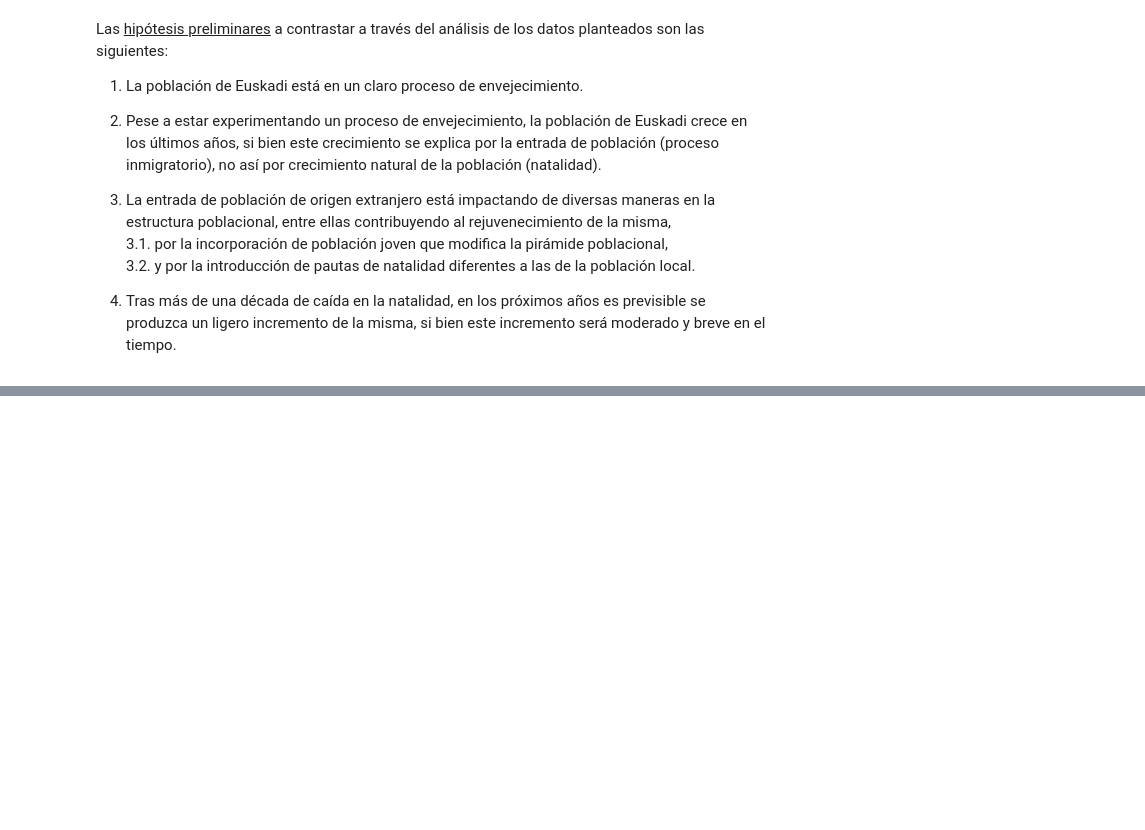
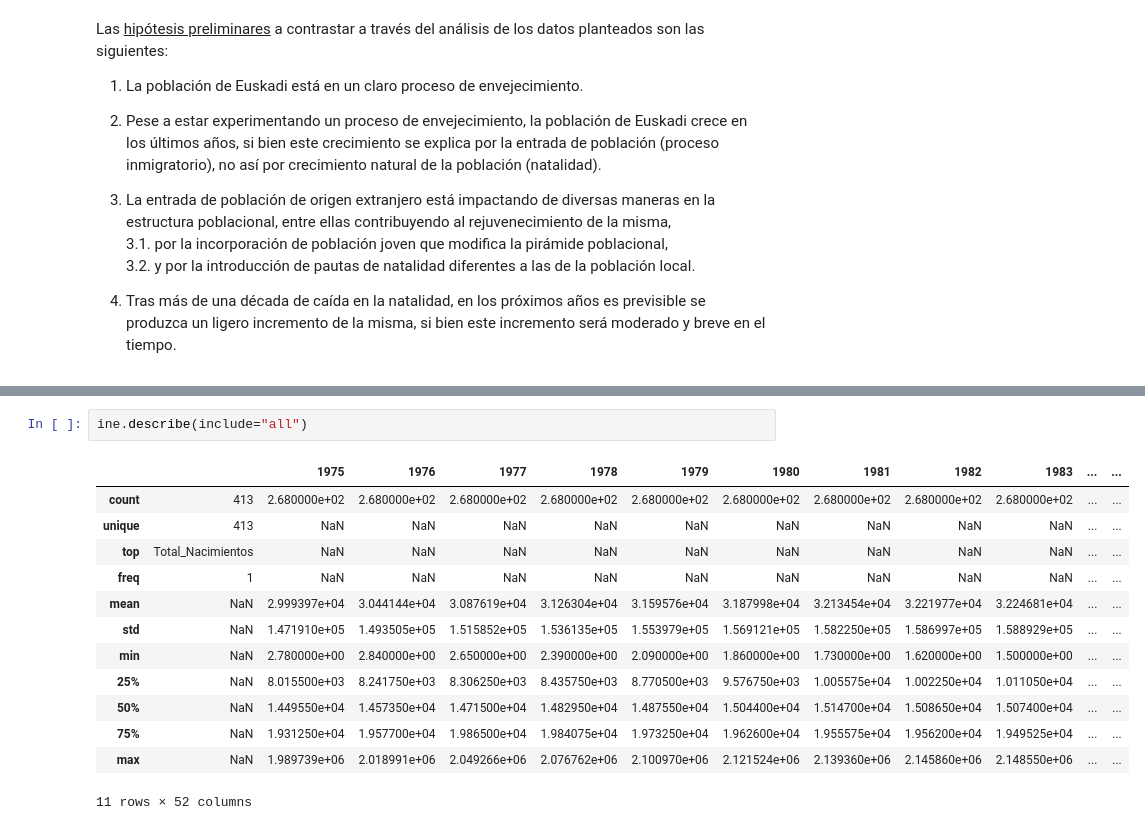
Before and after one commit to Leire2026/EDA, a Jupyter notebook: Presentacion.ipynb, the cells around one changed output, grey strips where cells are left out. Saved outputs shown, nothing was run; the diff lists cells and outputs as text; blank space fills up the shorter version.

```diff
--- a/Presentacion.ipynb
+++ b/Presentacion.ipynb
@@ -100,0 +121,16 @@ Las <u>hipótesis preliminares</u> a contrastar a través del análisis de los d
+# %%
+ine.describe(include="all")
+# %% [output]
+|  |  | 1975 | 1976 | 1977 | 1978 | 1979 | 1980 | 1981 | 1982 | 1983 | ... | ... |
+| count | 413 | 2.680000e+02 | 2.680000e+02 | 2.680000e+02 | 2.680000e+02 | 2.680000e+02 | 2.680000e+02 | 2.680000e+02 | 2.680000e+02 | 2.680000e+02 | ... | ... |
+| unique | 413 | NaN | NaN | NaN | NaN | NaN | NaN | NaN | NaN | NaN | ... | ... |
+| top | Total_Nacimientos | NaN | NaN | NaN | NaN | NaN | NaN | NaN | NaN | NaN | ... | ... |
+| freq | 1 | NaN | NaN | NaN | NaN | NaN | NaN | NaN | NaN | NaN | ... | ... |
+| mean | NaN | 2.999397e+04 | 3.044144e+04 | 3.087619e+04 | 3.126304e+04 | 3.159576e+04 | 3.187998e+04 | 3.213454e+04 | 3.221977e+04 | 3.224681e+04 | ... | ... |
+| std | NaN | 1.471910e+05 | 1.493505e+05 | 1.515852e+05 | 1.536135e+05 | 1.553979e+05 | 1.569121e+05 | 1.582250e+05 | 1.586997e+05 | 1.588929e+05 | ... | ... |
+| min | NaN | 2.780000e+00 | 2.840000e+00 | 2.650000e+00 | 2.390000e+00 | 2.090000e+00 | 1.860000e+00 | 1.730000e+00 | 1.620000e+00 | 1.500000e+00 | ... | ... |
+| 25% | NaN | 8.015500e+03 | 8.241750e+03 | 8.306250e+03 | 8.435750e+03 | 8.770500e+03 | 9.576750e+03 | 1.005575e+04 | 1.002250e+04 | 1.011050e+04 | ... | ... |
+| 50% | NaN | 1.449550e+04 | 1.457350e+04 | 1.471500e+04 | 1.482950e+04 | 1.487550e+04 | 1.504400e+04 | 1.514700e+04 | 1.508650e+04 | 1.507400e+04 | ... | ... |
+| 75% | NaN | 1.931250e+04 | 1.957700e+04 | 1.986500e+04 | 1.984075e+04 | 1.973250e+04 | 1.962600e+04 | 1.955575e+04 | 1.956200e+04 | 1.949525e+04 | ... | ... |
+| max | NaN | 1.989739e+06 | 2.018991e+06 | 2.049266e+06 | 2.076762e+06 | 2.100970e+06 | 2.121524e+06 | 2.139360e+06 | 2.145860e+06 | 2.148550e+06 | ... | ... |
+11 rows × 52 columns
```
Also changed, not shown: parts of 2 cells of this notebook, 6 other files.
